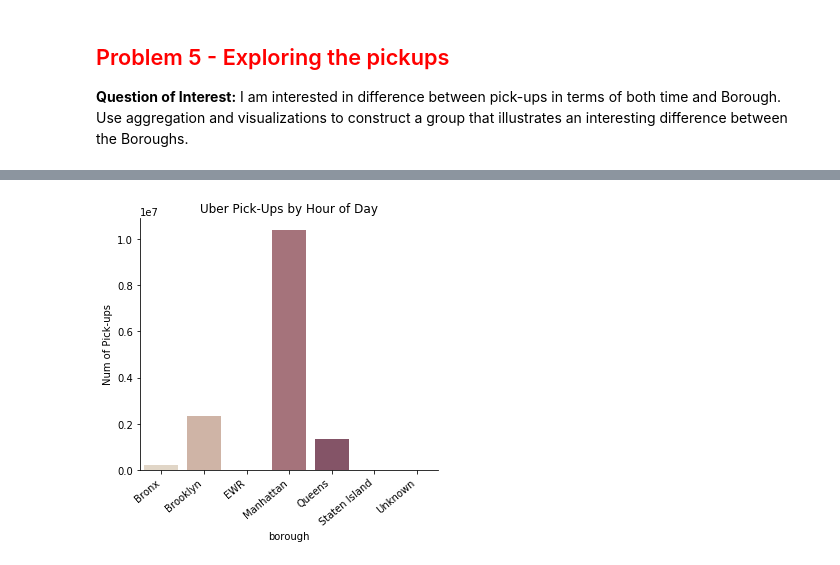
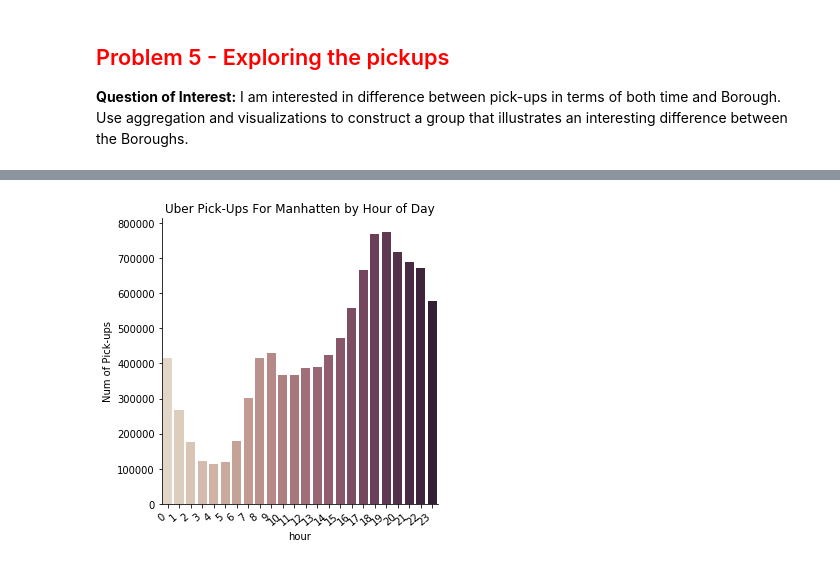
Before and after one commit to acker016/DSCI430, a Jupyter notebook: lab_5_joining_uber_data_DAY1.ipynb, the cells around one changed output, grey strips where cells are left out. Drawn from its saved outputs; the diff is of its cells as text; code cells hidden in the pictures.

```diff
--- a/lab_5_joining_uber_data_DAY1.ipynb
+++ b/lab_5_joining_uber_data_DAY1.ipynb
@@ -314,9 +314,9 @@ Uber = Base.classes.uber_lookup
 # %%
 from sqlalchemy import select, func
 stmt = (select([Uber.hour, Uber.borough_name,
-               func.count(Uber.hour).label('total hourly count')])
-        .filter_by(Uber.borough_name = '')
-        .group_by(Uber.borough_name))
+               func.count(Uber.hour).label('hourly count')])
+        .where(Uber.borough_name == 'Manhattan')
+        .group_by(Uber.hour))
 cnts = pd.read_sql_query(stmt, con=engine2)
 cnts
 # %% [output]
@@ -331,19 +340,19 @@ cnts
 # %%
 import seaborn as sns
 %matplotlib inline
 import matplotlib.pylab as plt
 ax = (sns
-      .catplot(x="borough_name",
-               y = 'total hourly count',
+      .catplot(x="hour",
+               y = 'hourly count',
                kind="bar",
                palette="ch:.25",
                data=cnts))
 
 ax.set_xticklabels(ax.ax.get_xticklabels(), rotation=40, ha="right")
-ax.set(title='Uber Pick-Ups by Hour of Day',
-       xlabel='borough',
+ax.set(title='Uber Pick-Ups For Manhatten by Hour of Day',
+       xlabel='hour',
        ylabel='Num of Pick-ups')
 plt.tight_layout()
 plt.show()
 # %% [output]
-[figure, old version]
+[figure, new version]
```
Also changed, not shown: parts of 4 cells of this notebook.
